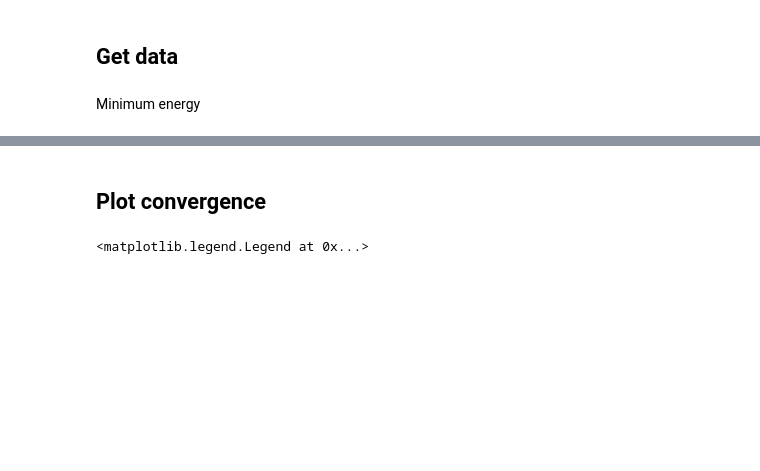
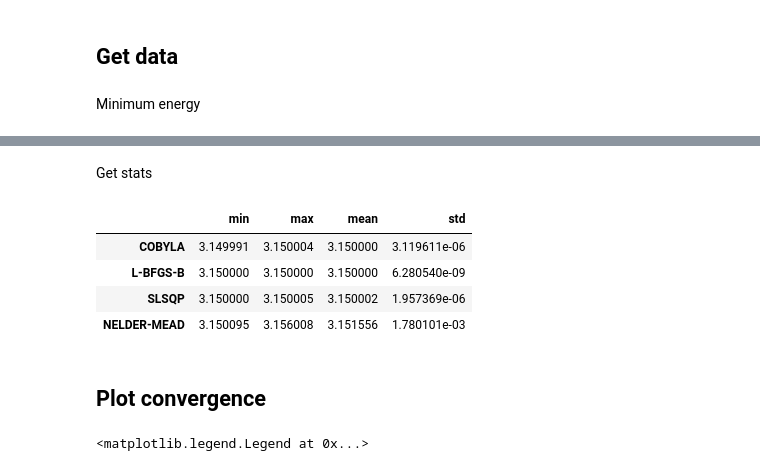
Before and after one commit to erinaldi/bmn2-qiskit, a Jupyter notebook: notebooks/00_figures.ipynb, the cells around one changed output, grey strips where cells are left out. Cells and saved outputs as stored; diff of their text form; code cells hidden in the pictures; blank space fills up the shorter version.

```diff
--- a/notebooks/00_figures.ipynb
+++ b/notebooks/00_figures.ipynb
@@ -305,8 +305,18 @@ result.groupby('Optimizer').apply(min)
+# %% [markdown]
+Get stats
 # %%
 gs = dict()
 for r in opt_label:
     gs[r] = result.loc[r].groupby('rep').apply(min).energy
 gsdf = pd.DataFrame.from_dict(gs, dtype=float)
+# %%
+gsdf.describe().T[["min","max","mean","std"]]
+# %% [output]
+|  | min | max | mean | std |
+| COBYLA | 3.149991 | 3.150004 | 3.150000 | 3.119611e-06 |
+| L-BFGS-B | 3.150000 | 3.150000 | 3.150000 | 6.280540e-09 |
+| SLSQP | 3.150000 | 3.150005 | 3.150002 | 1.957369e-06 |
+| NELDER-MEAD | 3.150095 | 3.156008 | 3.151556 | 1.780101e-03 |
 # %% [markdown]
 ## Plot convergence
 # %%
```
Also changed, not shown: parts of 4 cells of this notebook, 5 other files.
